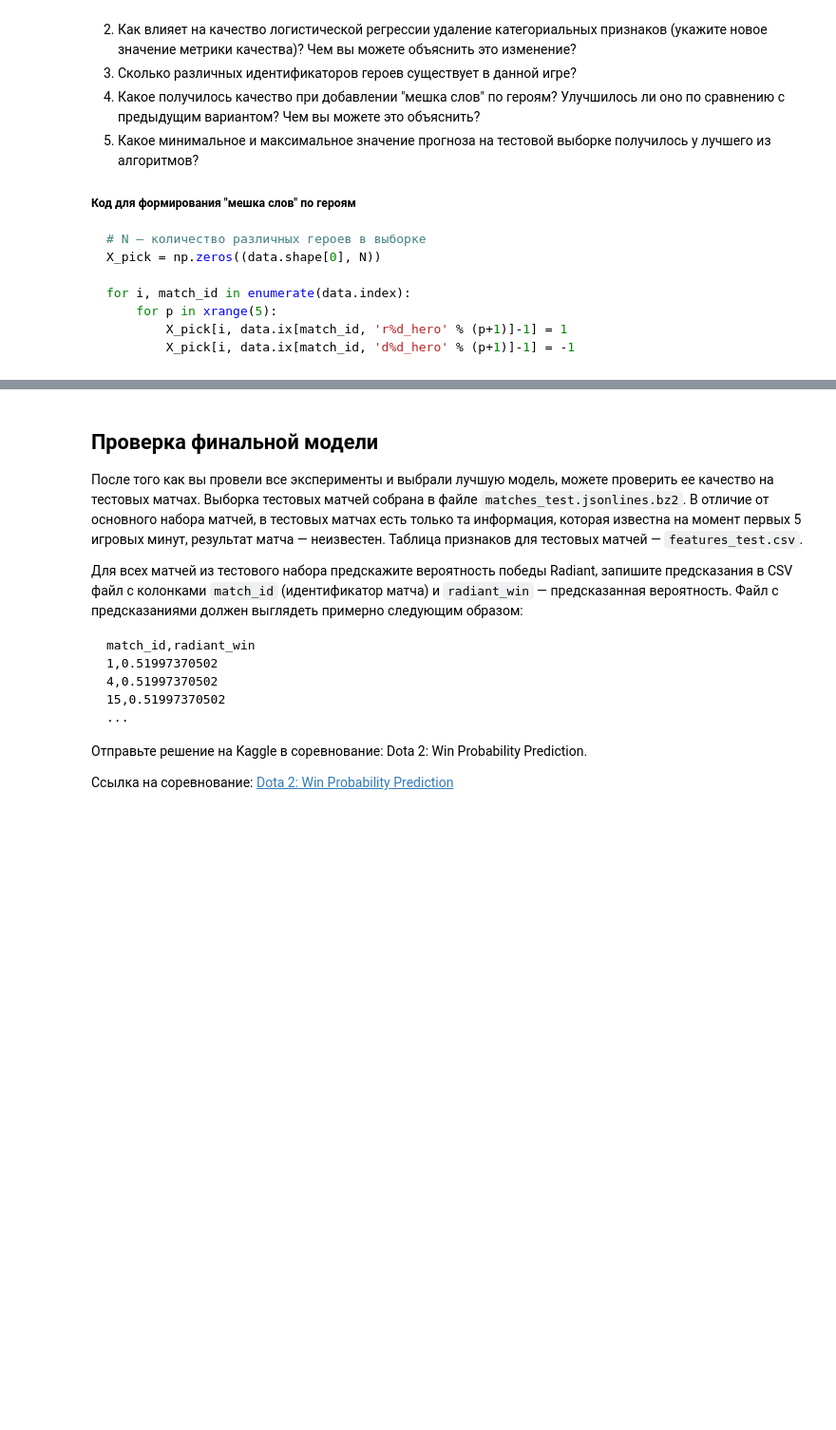
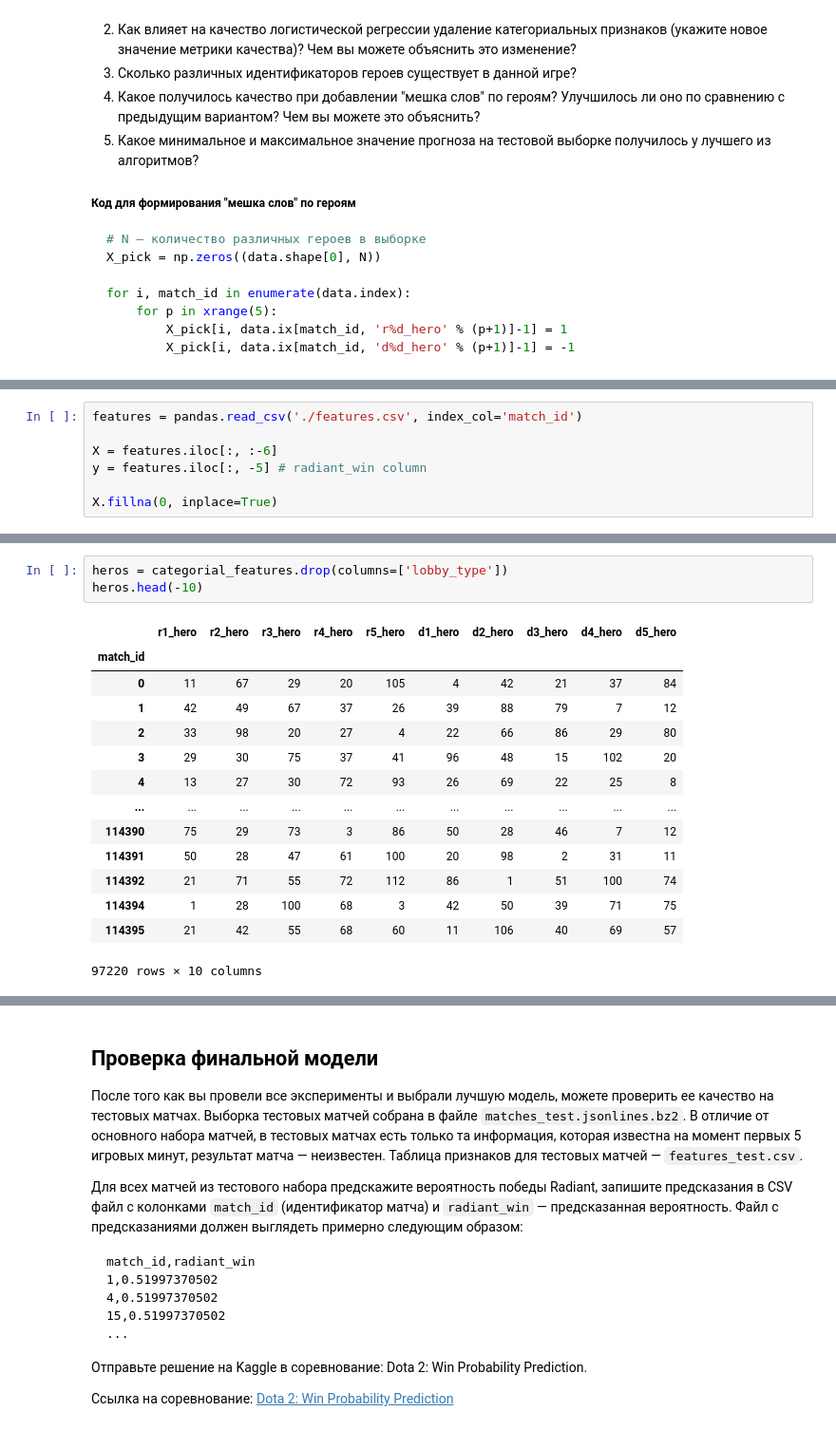
Before and after one commit to vadimkonovod/ml_intro, a Jupyter notebook: Final Task.ipynb, the cells around one changed output, grey strips where cells are left out. Shown at 95% size. Saved outputs shown, nothing was run; the diff lists cells and outputs as text; blank space fills up the shorter version.

```diff
--- a/Final Task.ipynb
+++ b/Final Task.ipynb
@@ -543,0 +506,7 @@ for i, match_id in enumerate(data.index):
+# %%
+features = pandas.read_csv('./features.csv', index_col='match_id')
+
+X = features.iloc[:, :-6]
+y = features.iloc[:, -5] # radiant_win column
+
+X.fillna(0, inplace=True)
@@ -543,0 +592,18 @@ for i, match_id in enumerate(data.index):
+# %%
+heros = categorial_features.drop(columns=['lobby_type'])
+heros.head(-10)
+# %% [output]
+|  | r1_hero | r2_hero | r3_hero | r4_hero | r5_hero | d1_hero | d2_hero | d3_hero | d4_hero | d5_hero |
+| match_id |  |  |  |  |  |  |  |  |  |  |
+| 0 | 11 | 67 | 29 | 20 | 105 | 4 | 42 | 21 | 37 | 84 |
+| 1 | 42 | 49 | 67 | 37 | 26 | 39 | 88 | 79 | 7 | 12 |
+| 2 | 33 | 98 | 20 | 27 | 4 | 22 | 66 | 86 | 29 | 80 |
+| 3 | 29 | 30 | 75 | 37 | 41 | 96 | 48 | 15 | 102 | 20 |
+| 4 | 13 | 27 | 30 | 72 | 93 | 26 | 69 | 22 | 25 | 8 |
+| ... | ... | ... | ... | ... | ... | ... | ... | ... | ... | ... |
+| 114390 | 75 | 29 | 73 | 3 | 86 | 50 | 28 | 46 | 7 | 12 |
+| 114391 | 50 | 28 | 47 | 61 | 100 | 20 | 98 | 2 | 31 | 11 |
+| 114392 | 21 | 71 | 55 | 72 | 112 | 86 | 1 | 51 | 100 | 74 |
+| 114394 | 1 | 28 | 100 | 68 | 3 | 42 | 50 | 39 | 71 | 75 |
+| 114395 | 21 | 42 | 55 | 68 | 60 | 11 | 106 | 40 | 69 | 57 |
+97220 rows × 10 columns
```
Also changed, not shown: parts of 27 cells of this notebook.
